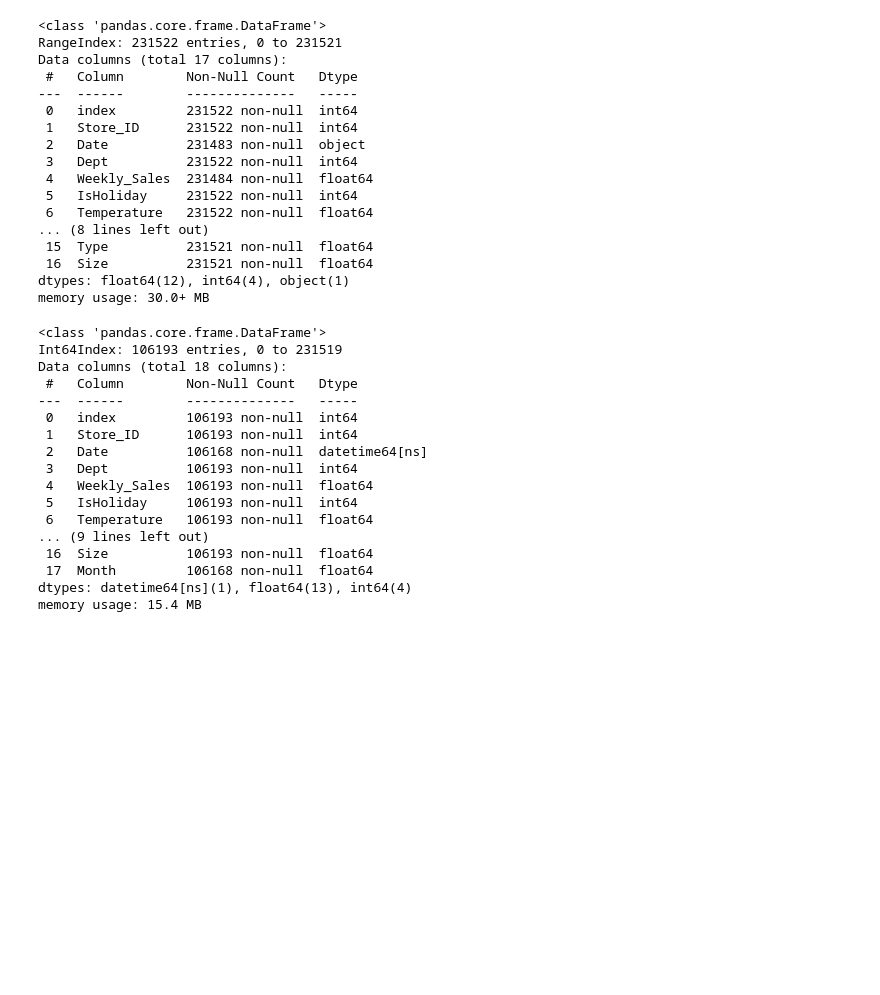
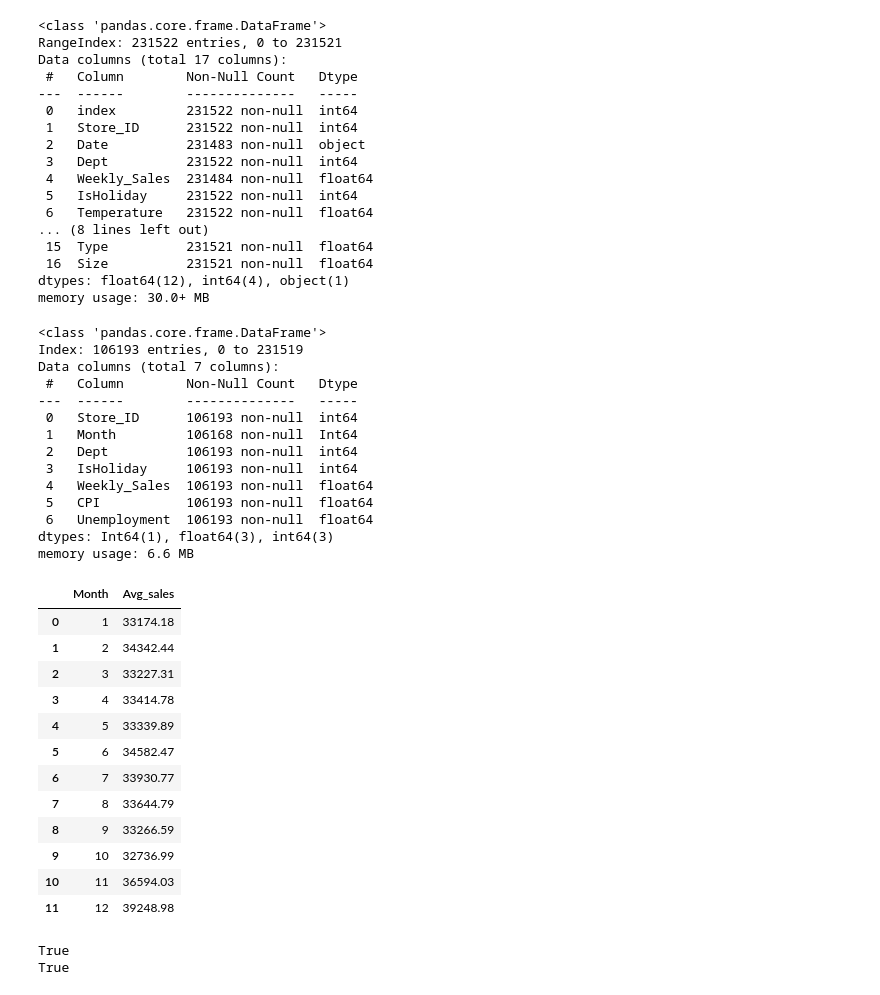
Before and after one commit to amira-salama1/Data-Engineering, a Jupyter notebook: Retail-Pipeline/notebook.ipynb, the cells around one changed output. Cells and saved outputs as stored; diff of their text form; code cells hidden in the pictures; blank space fills up the shorter version.

```diff
--- a/Retail-Pipeline/notebook.ipynb
+++ b/Retail-Pipeline/notebook.ipynb
@@ -146,44 +148,72 @@ dtypes: float64(12), int64(4), object(1)
 memory usage: 30.0+ MB
 # %%
 # Create the transform() function with one parameter: "raw_data"
+# fill missing data in numeric columns
+# fix Date column to be parsed as datetime
+# Adds a Month column
+# filters data by rows > 10000
 cols = ["Store_ID","Month","Dept","IsHoliday","Weekly_Sales","CPI","Unemployment"]
 isnumber = [col for col in merged_df if pd.api.types.is_numeric_dtype(merged_df[col])]
 def transform(raw_data):
     raw_data[isnumber] = raw_data[isnumber].fillna(0)
-    raw_data["Month"] = raw_data['Date'].dt.month
-    raw_data = row_data[row_data['Weekly_Sales'] > 10000]
-    raw_data = row_data[cols]
+    raw_data['Date'] = pd.to_datetime(raw_data['Date'], errors= "coerce")
+    raw_data["Month"] = raw_data['Date'].dt.month.astype("Int64")
+    raw_data = raw_data[raw_data['Weekly_Sales'] > 10000]
+    raw_data = raw_data[cols]
     return raw_data
 # %%
 # Call the transform() function and pass the merged DataFrame
 clean_data = transform(merged_df)
 # %%
+# Spot check the cleaned dataframe
 clean_data.info()
 # %% [output]
 <class 'pandas.core.frame.DataFrame'>
-Int64Index: 106193 entries, 0 to 231519
-Data columns (total 18 columns):
+Index: 106193 entries, 0 to 231519
+Data columns (total 7 columns):
  #   Column        Non-Null Count   Dtype
 ---  ------        --------------   -----
- 0   index         106193 non-null  int64
- 1   Store_ID      106193 non-null  int64
- 2   Date          106168 non-null  datetime64[ns]
- 3   Dept          106193 non-null  int64
+ 0   Store_ID      106193 non-null  int64
+ 1   Month         106168 non-null  Int64
+ 2   Dept          106193 non-null  int64
+ 3   IsHoliday     106193 non-null  int64
  4   Weekly_Sales  106193 non-null  float64
- 5   IsHoliday     106193 non-null  int64
- 6   Temperature   106193 non-null  float64
-... (9 lines left out)
- 16  Size          106193 non-null  float64
- 17  Month         106168 non-null  float64
-dtypes: datetime64[ns](1), float64(13), int64(4)
-memory usage: 15.4 MB
+ 5   CPI           106193 non-null  float64
+ 6   Unemployment  106193 non-null  float64
+dtypes: Int64(1), float64(3), int64(3)
+memory usage: 6.6 MB
 # %%
 # Create the avg_weekly_sales_per_month function that takes in the cleaned data from the last step
+# use only the "Month" & "Weekly_Sales" columns
+# rename "Weekly_Sales" to Avg_sales
+# reset Index & round the results
+
 def avg_weekly_sales_per_month(clean_data):
-    # Write your code here
-    pass
+    return(clean_data[["Month", "Weekly_Sales"]]
+           .groupby("Month")
+           .agg({"Weekly_Sales": "mean"})
+           .rename(columns = {"Weekly_Sales": "Avg_sales"})
+           .reset_index()
+           .round(2)
+    )
 # %%
 # Call the avg_weekly_sales_per_month() function and pass the cleaned DataFrame
+agg_data = avg_weekly_sales_per_month(clean_data)
+agg_data
+# %% [output]
+|  | Month | Avg_sales |
+| 0 | 1 | 33174.18 |
+| 1 | 2 | 34342.44 |
+| 2 | 3 | 33227.31 |
+| 3 | 4 | 33414.78 |
+| 4 | 5 | 33339.89 |
+| 5 | 6 | 34582.47 |
+| 6 | 7 | 33930.77 |
+| 7 | 8 | 33644.79 |
+| 8 | 9 | 33266.59 |
+| 9 | 10 | 32736.99 |
+| 10 | 11 | 36594.03 |
+| 11 | 12 | 39248.98 |
 # %%
 # Create the load() function that takes in the cleaned DataFrame and the aggregated one with the paths where they are going to be stored
 def load(full_data, full_data_file_path, agg_data, agg_data_file_path):
@@ -199,2 +229,7 @@ def validation(file_path):
 # %%
 # Call the validation() function and pass first, the cleaned DataFrame path, and then the aggregated DataFrame path
+validation("clean_data.csv")
+validation("agg_data.csv")
+# %% [output]
+True
+True
```
Also changed, not shown: parts of 6 cells of this notebook.
